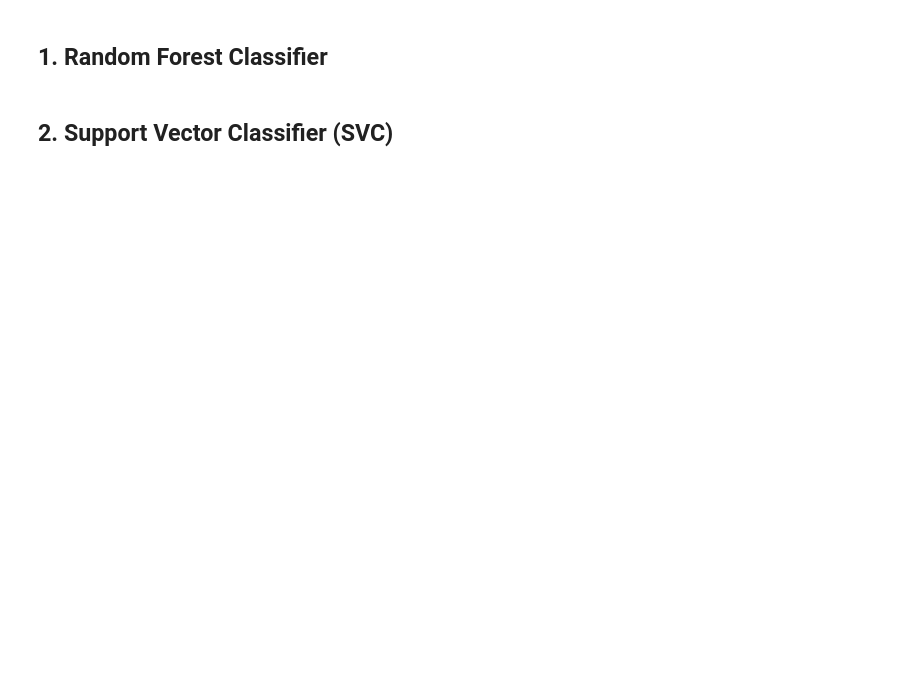
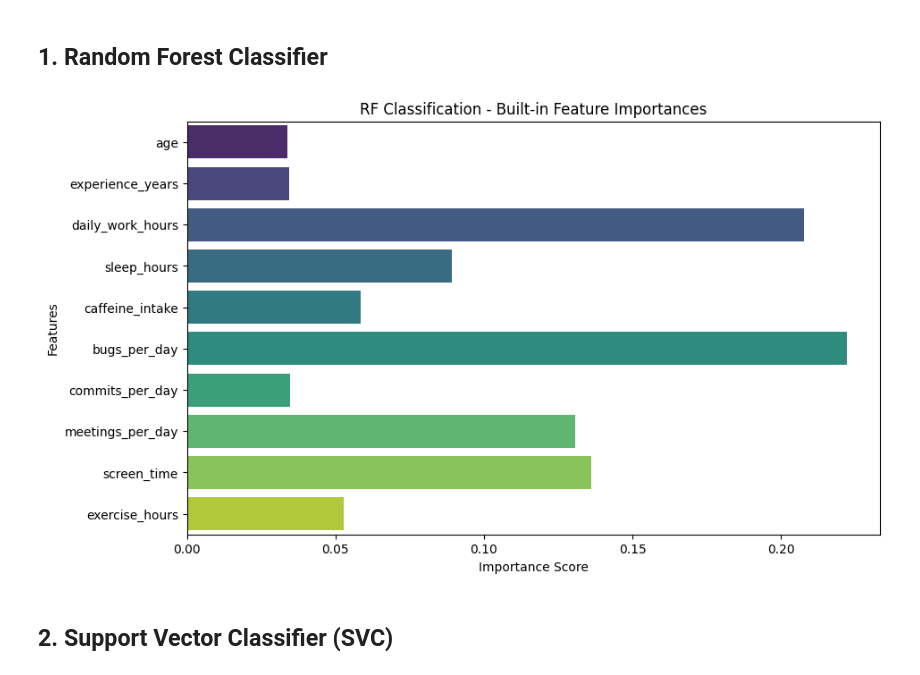
Before and after one commit to revo-off/Yougood-py, a Jupyter notebook: explainability_classification.ipynb, the cells around one changed output. Saved outputs shown, nothing was run; the diff lists cells and outputs as text; code cells hidden in the pictures; blank space fills up the shorter version.

```diff
--- a/explainability_classification.ipynb
+++ b/explainability_classification.ipynb
@@ -35,17 +35,14 @@ ModuleNotFoundError: No module named 'shap'
 # %%
 rf_c_model = joblib.load('random_forest/random_forest_classifier_optimized.pkl')
 
 plt.figure(figsize=(10, 6))
 sns.barplot(x=rf_c_model.feature_importances_, y=feature_names, palette="viridis")
 plt.title("RF Classification - Built-in Feature Importances")
 plt.xlabel("Importance Score")
 plt.ylabel("Features")
 plt.show()
-
-# SHAP Values for Random Forest
-explainer_rfc = shap.TreeExplainer(rf_c_model)
-shap_values_rfc = explainer_rfc.shap_values(X_scaled_df)
-shap.summary_plot(shap_values_rfc, X_scaled_df, plot_type="bar")
+# %% [output]
+[figure, added]
 # %% [markdown]
 ## 2. Support Vector Classifier (SVC)
 # %%
```
Also changed, not shown: parts of 4 cells of this notebook, 8 other files.
